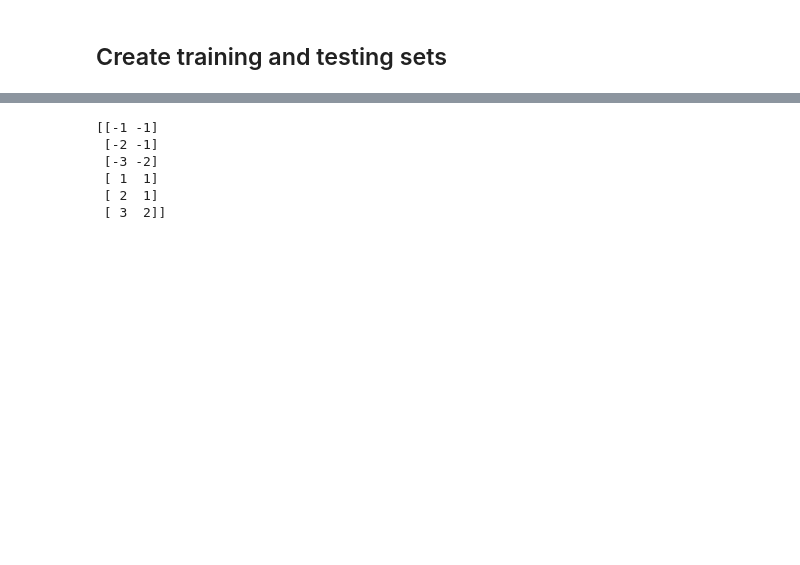
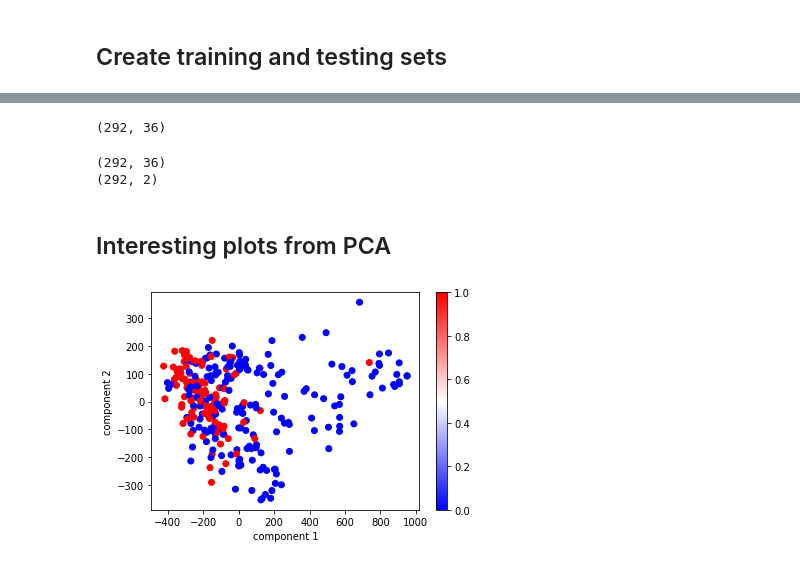
Before and after one commit to charlievweiss/astrostats_finalproject, a Jupyter notebook: data_analysis.ipynb, the cells around one changed output, grey strips where cells are left out. Cells and saved outputs as stored; diff of their text form; code cells hidden in the pictures; blank space fills up the shorter version.

```diff
--- a/data_analysis.ipynb
+++ b/data_analysis.ipynb
@@ -113,11 +68,52 @@ numpy.ndarray
-# %%
-test = np.array([[-1, -1], [-2, -1], [-3, -2], [1, 1], [2, 1], [3, 2]])
-test.shape
-print(test)
-# %% [output]
-[[-1 -1]
- [-2 -1]
- [-3 -2]
- [ 1  1]
- [ 2  1]
- [ 3  2]]
+# %%
+# Need to turn each image into vector
+# 2d array: Array of image vectors
+training_images = np.array(training_data.loc[:,'image'])
+
+training_images_compressed = []
+
+for i,image in enumerate(training_images):
+    temp = np.asarray(image.flatten())
+    training_images_compressed.append(temp)
+
+training_images_compressed = np.asarray(training_images_compressed)
+
+#test = training_images[0]
+#print(test.shape)
+#print(training_images_compressed[0].shape)
+print(training_images_compressed.shape)
+# %% [output]
+(292, 36)
+# %%
+# apply pca
+pca = PCA(n_components=2)
+pca.fit(training_images_compressed)
+
+# Reconstruct faces with principle components
+components = pca.transform(training_images_compressed)
+images_projected = pca.inverse_transform(components)
+
+print(training_images_compressed.shape)
+print(plot_projected.shape)
+#print(pca.components_)
+#print(pca.explained_variance_)
+#print(plot_projected[:, 0])
+# %% [output]
+(292, 36)
+(292, 2)
+# %% [markdown]
+## Interesting plots from PCA
+# %%
+# Plot first two principal commponets of each point to learn about the data
+# 0 means not a cosmic ray, 1 means it is
+
+# Use this to plot thing
+plot_projected = pca.fit_transform(training_images_compressed)
+labels = np.asarray(training_data.loc[:,'label'])
+
+plt.scatter(plot_projected[:, 0], plot_projected[:, 1], c=labels,cmap='bwr');
+plt.xlabel('component 1')
+plt.ylabel('component 2')
+plt.colorbar();
+# %% [output]
+[figure, added]
```
Also changed, not shown: parts of 7 cells of this notebook.
